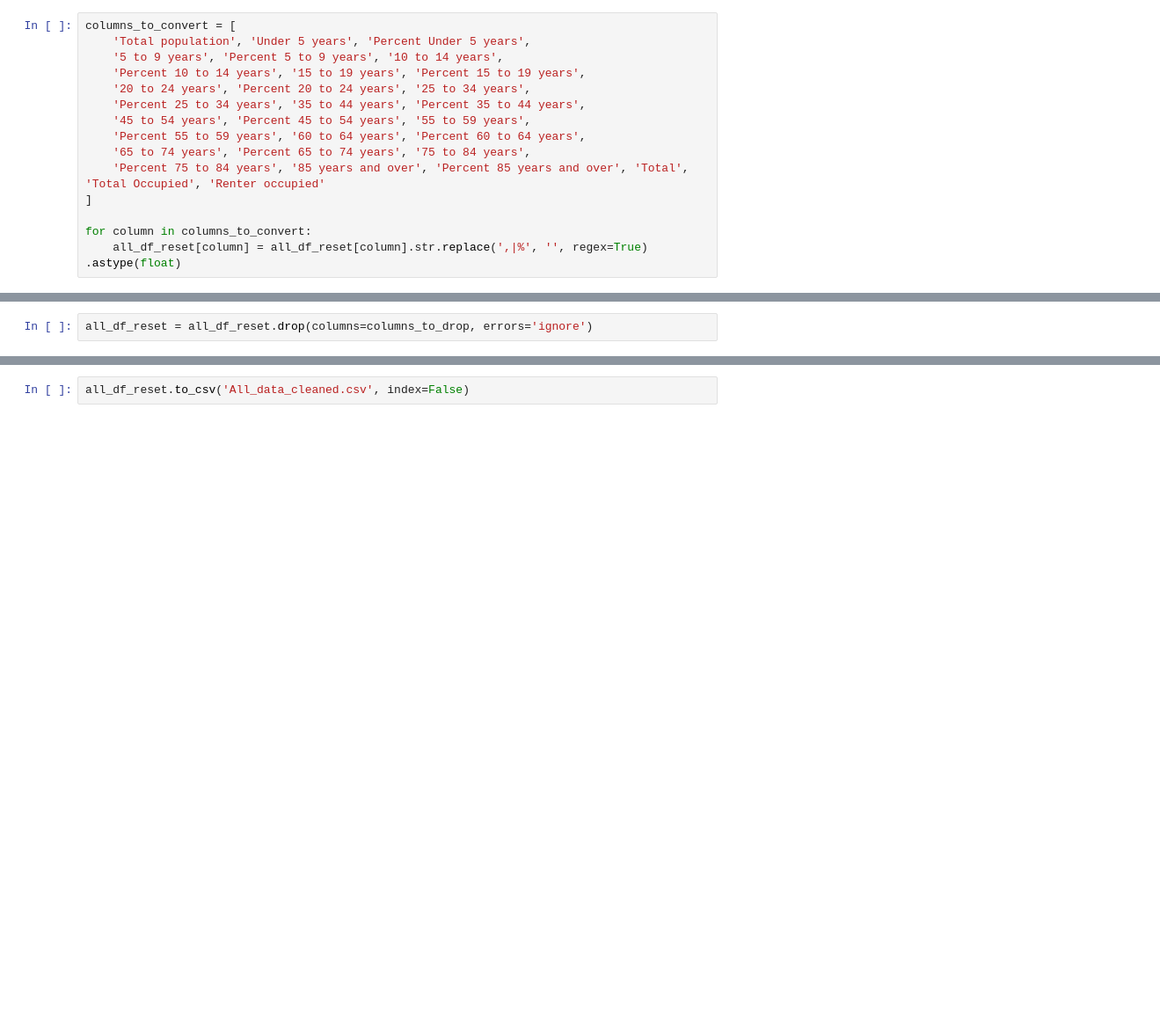
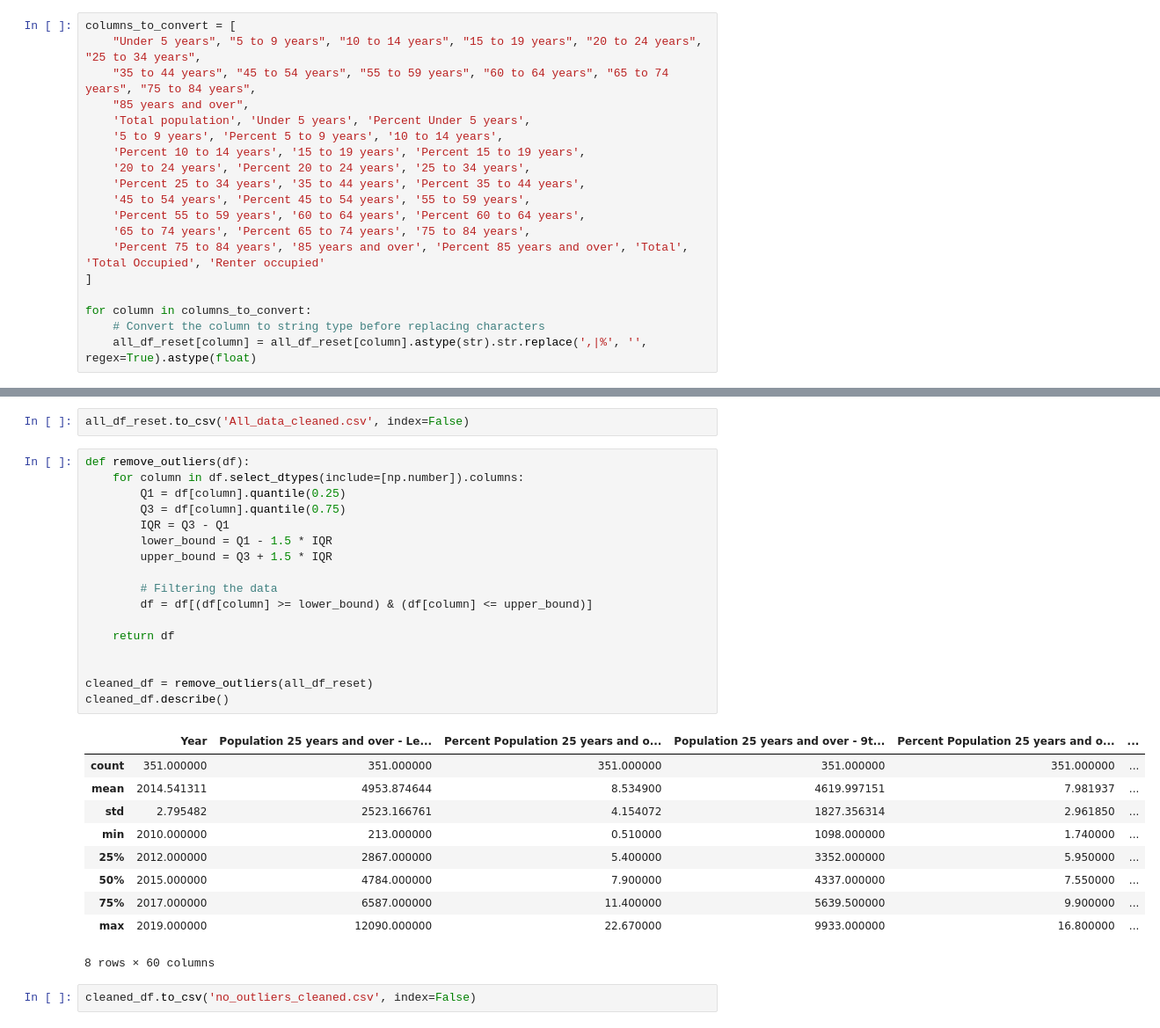
Before and after one commit to eshih22/crime_rate_prediction, a Jupyter notebook: Combine Data.ipynb, the cells around one changed output, grey strips where cells are left out. Shown at 88% size. Saved outputs shown, nothing was run; the diff lists cells and outputs as text; blank space fills up the shorter version.

```diff
--- a/Combine Data.ipynb
+++ b/Combine Data.ipynb
@@ -156,5 +132,8 @@ columns_to_drop = ['Population 25 years and over - Less than 9th grade',
 # %%
 columns_to_convert = [
+    "Under 5 years", "5 to 9 years", "10 to 14 years", "15 to 19 years", "20 to 24 years", "25 to 34 years",
+    "35 to 44 years", "45 to 54 years", "55 to 59 years", "60 to 64 years", "65 to 74 years", "75 to 84 years",
+    "85 years and over",
     'Total population', 'Under 5 years', 'Percent Under 5 years',
     '5 to 9 years', 'Percent 5 to 9 years', '10 to 14 years',
     'Percent 10 to 14 years', '15 to 19 years', 'Percent 15 to 19 years',
@@ -167,7 +146,8 @@ columns_to_convert = [
 ]
 
 for column in columns_to_convert:
-    all_df_reset[column] = all_df_reset[column].str.replace(',|%', '', regex=True) .astype(float)
+    # Convert the column to string type before replacing characters
+    all_df_reset[column] = all_df_reset[column].astype(str).str.replace(',|%', '', regex=True).astype(float)
 # %%
 all_df_reset['Crime_Rate_per_100k'] = (all_df_reset['Violent Crimes Sum'] / all_df_reset['Total population']) * 100000
 all_df_reset['Percent Home Occupied'] = all_df_reset['Total Occupied'] / all_df_reset['Total'] * 100
@@ -191,5 +213,3 @@ all_df_reset
-# %%
-all_df_reset = all_df_reset.drop(columns=columns_to_drop, errors='ignore')
 # %%
 all_df_reset.dtypes
 # %% [output]
@@ -274,2 +284,32 @@ all_df_reset
 # %%
 all_df_reset.to_csv('All_data_cleaned.csv', index=False)
+# %%
+def remove_outliers(df):
+    for column in df.select_dtypes(include=[np.number]).columns:
+        Q1 = df[column].quantile(0.25)
+        Q3 = df[column].quantile(0.75)
+        IQR = Q3 - Q1
+        lower_bound = Q1 - 1.5 * IQR
+        upper_bound = Q3 + 1.5 * IQR
+
+        # Filtering the data
+        df = df[(df[column] >= lower_bound) & (df[column] <= upper_bound)]
+
+    return df
+
+
+cleaned_df = remove_outliers(all_df_reset)
+cleaned_df.describe()
+# %% [output]
+|  | Year | Population 25 years and over - Le... | Percent Population 25 years and o... | Population 25 years and over - 9t... | Percent Population 25 years and o... | ... |
+| count | 351.000000 | 351.000000 | 351.000000 | 351.000000 | 351.000000 | ... |
+| mean | 2014.541311 | 4953.874644 | 8.534900 | 4619.997151 | 7.981937 | ... |
+| std | 2.795482 | 2523.166761 | 4.154072 | 1827.356314 | 2.961850 | ... |
+| min | 2010.000000 | 213.000000 | 0.510000 | 1098.000000 | 1.740000 | ... |
+| 25% | 2012.000000 | 2867.000000 | 5.400000 | 3352.000000 | 5.950000 | ... |
+| 50% | 2015.000000 | 4784.000000 | 7.900000 | 4337.000000 | 7.550000 | ... |
+| 75% | 2017.000000 | 6587.000000 | 11.400000 | 5639.500000 | 9.900000 | ... |
+| max | 2019.000000 | 12090.000000 | 22.670000 | 9933.000000 | 16.800000 | ... |
+8 rows × 60 columns
+# %%
+cleaned_df.to_csv('no_outliers_cleaned.csv', index=False)
```
Also changed, not shown: parts of 7 cells of this notebook, 9 other files.
